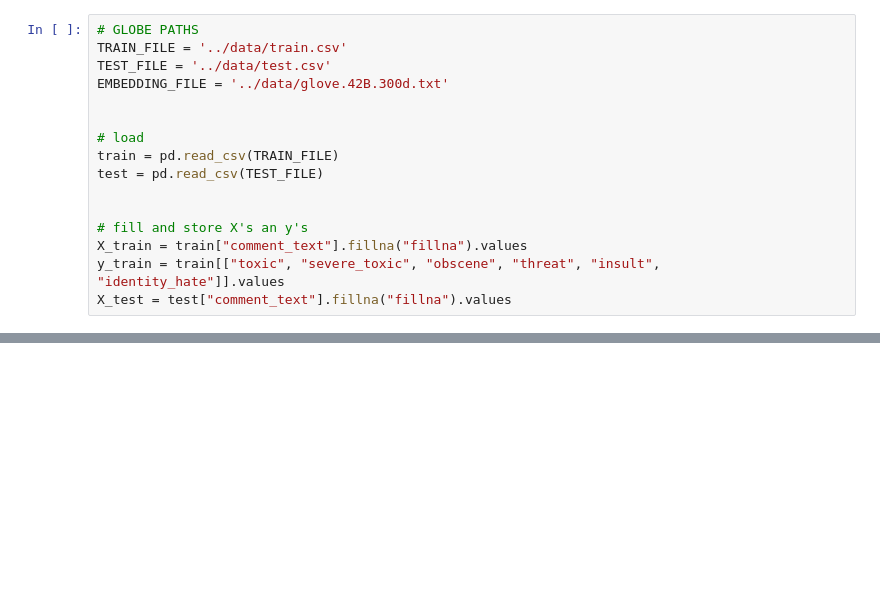
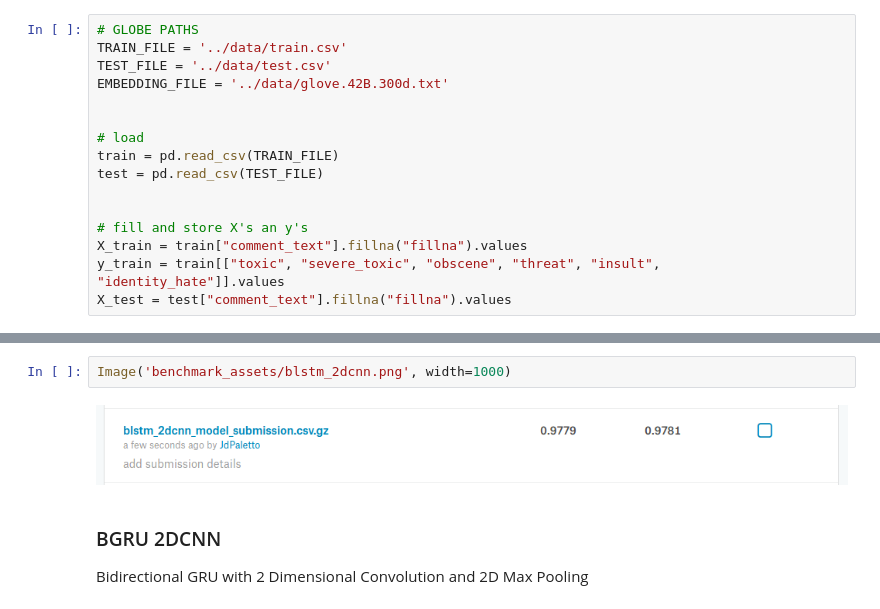
Before and after one commit to chachamatcha/DL_Text_Classification, a Jupyter notebook: Benchmarks.ipynb, the cells around one changed output, grey strips where cells are left out. Cells and saved outputs as stored; diff of their text form; blank space fills up the shorter version.

Commit message:
updated gpumodels.py and benchmarks added...

```diff
--- a/Benchmarks.ipynb
+++ b/Benchmarks.ipynb
@@ -92,0 +212,7 @@ X_test = test["comment_text"].fillna("fillna").values
+# %%
+Image('benchmark_assets/blstm_2dcnn.png', width=1000)
+# %% [output]
+[figure, added]
+# %% [markdown]
+### BGRU 2DCNN
+Bidirectional GRU with 2 Dimensional Convolution and 2D Max Pooling
```
Also changed, not shown: parts of 13 cells of this notebook, 6 other files.
